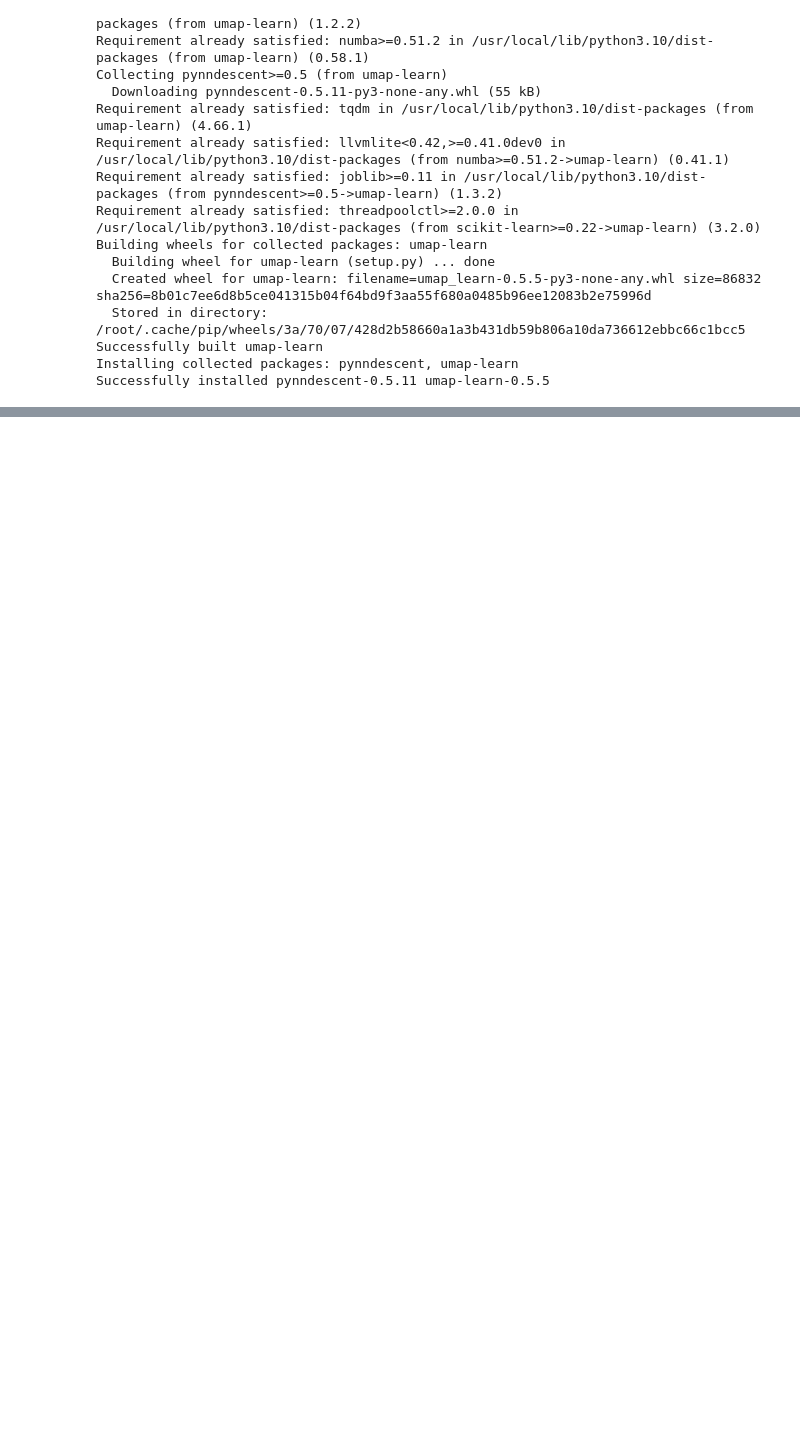
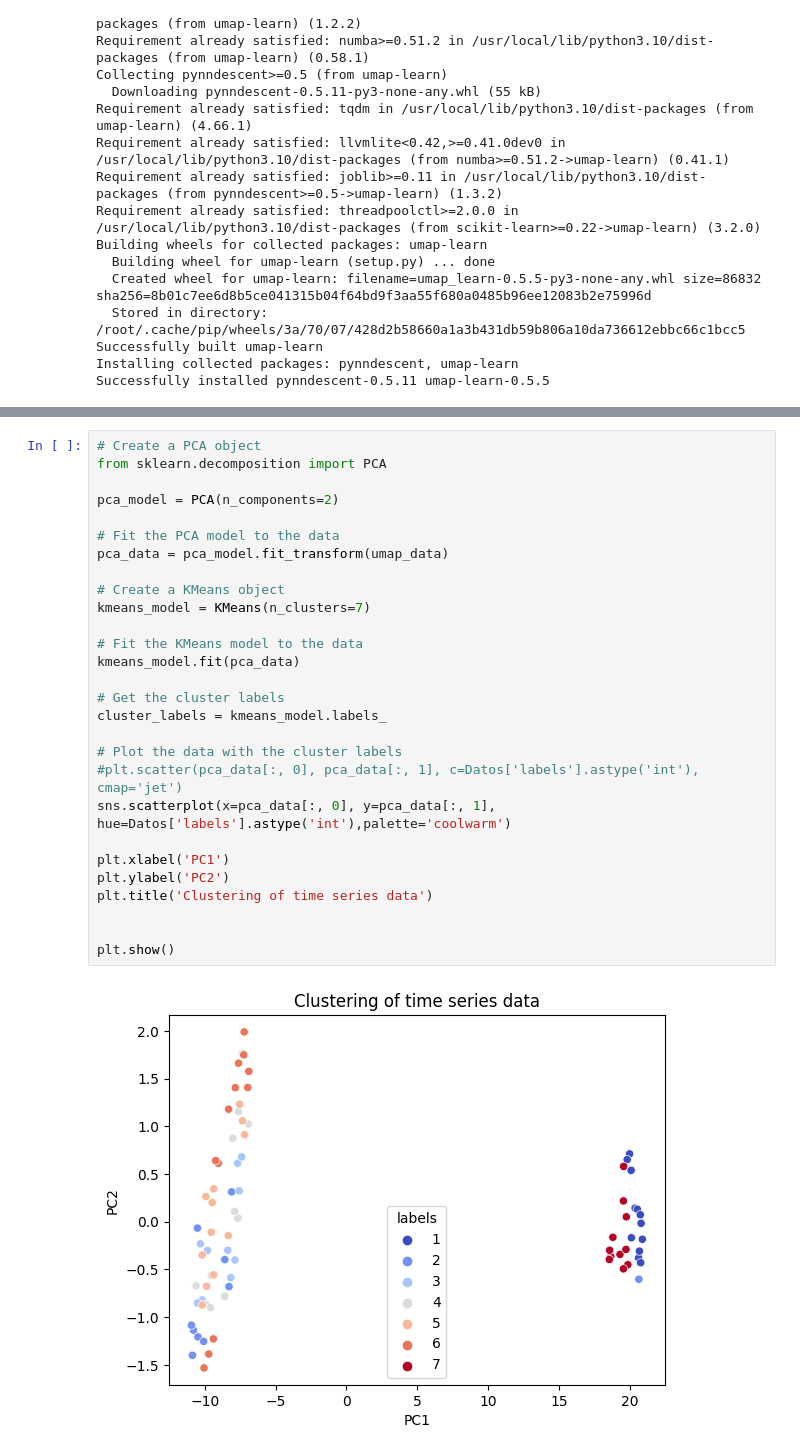
Before and after one commit to KevinrealG/Series_de_tiempo, a Jupyter notebook: 01_Time_Series_pred.ipynb, the cells around one changed output, grey strips where cells are left out. Saved outputs shown, nothing was run; the diff lists cells and outputs as text; blank space fills up the shorter version.

```diff
--- a/01_Time_Series_pred.ipynb
+++ b/01_Time_Series_pred.ipynb
@@ -686,0 +691,30 @@ ValueError: ignored
+# %%
+# Create a PCA object
+from sklearn.decomposition import PCA
+
+pca_model = PCA(n_components=2)
+
+# Fit the PCA model to the data
+pca_data = pca_model.fit_transform(umap_data)
+
+# Create a KMeans object
+kmeans_model = KMeans(n_clusters=7)
+
+# Fit the KMeans model to the data
+kmeans_model.fit(pca_data)
+
+# Get the cluster labels
+cluster_labels = kmeans_model.labels_
+
+# Plot the data with the cluster labels
+#plt.scatter(pca_data[:, 0], pca_data[:, 1], c=Datos['labels'].astype('int'), cmap='jet')
+sns.scatterplot(x=pca_data[:, 0], y=pca_data[:, 1], hue=Datos['labels'].astype('int'),palette='coolwarm')
+
+plt.xlabel('PC1')
+plt.ylabel('PC2')
+plt.title('Clustering of time series data')
+
+
+plt.show()
+# %% [output]
+[figure, added]
```
Also changed, not shown: parts of 1 cell of this notebook.
